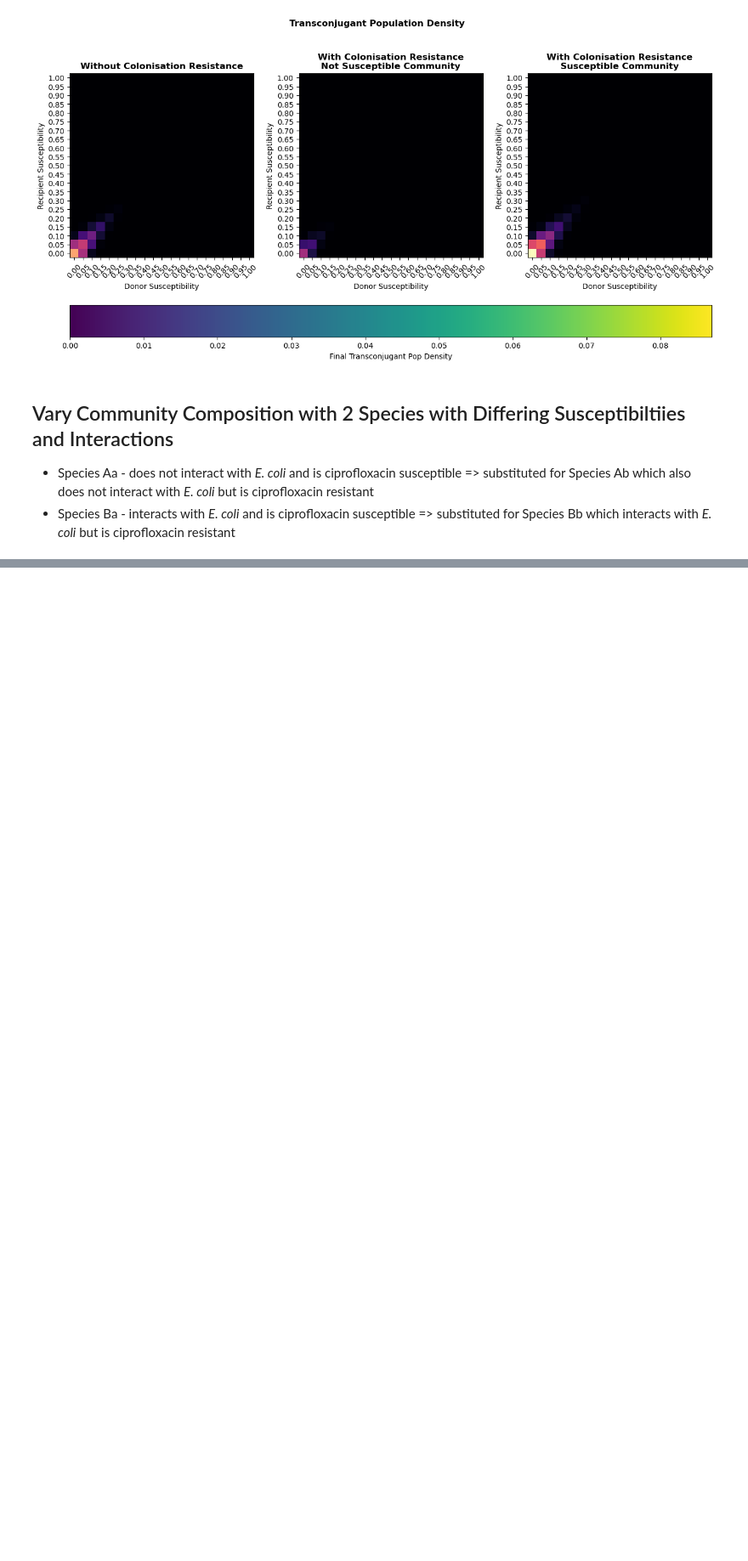
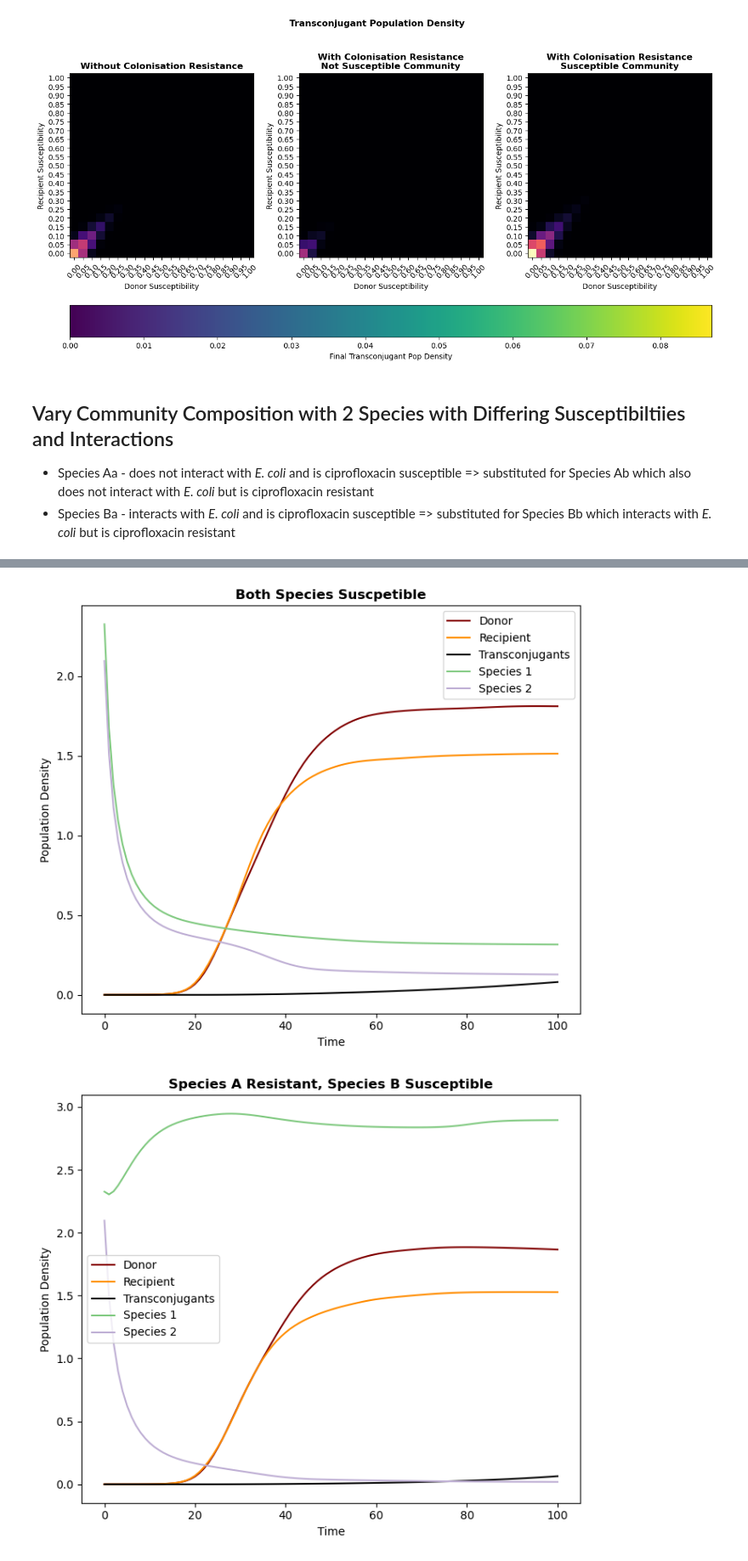
Before and after one commit to amybda/bacterial-community-conjugation-ODE, a Jupyter notebook: ODEconjugation/modelling-exp.ipynb, the cells around one changed output, grey strips where cells are left out. Shown at 85% size. Saved outputs shown, nothing was run; the diff lists cells and outputs as text; code cells hidden in the pictures; blank space fills up the shorter version.

```diff
--- a/ODEconjugation/modelling-exp.ipynb
+++ b/ODEconjugation/modelling-exp.ipynb
@@ -447,0 +448,20 @@ plt.show()
+# %%
+species2_model.plot_results(np.arange(0,101), species2_model_trans[0].mean(axis=0).T,
+                            title='Both Species Suscpetible',
+                            drt_colours=['maroon', 'darkorange', 'black'], cmap='Accent',
+                            save_fig=False, filename='exp_AaBa')
+species2_model.plot_results(np.arange(0,101), species2_model_trans[1].mean(axis=0).T,
+                            title='Species A Resistant, Species B Susceptible',
+                            drt_colours=['maroon', 'darkorange', 'black'], cmap='Accent',
+                            save_fig=False, filename='exp_AbBa')
+species2_model.plot_results(np.arange(0,101), species2_model_trans[2].mean(axis=0).T,
+                            title='Species A Susceptible, Species B Resistant',
+                            drt_colours=['maroon', 'darkorange', 'black'], cmap='Accent',
+                            save_fig=False, filename='exp_AaBb')
+species2_model.plot_results(np.arange(0,101), species2_model_trans[3].mean(axis=0).T,
+                            title='Species A Resistant, Species B Resistant',
+                            drt_colours=['maroon', 'darkorange', 'black'], cmap='Accent',
+                            save_fig=False, filename='exp_AbBb')
+# %% [output]
+[figure, added]
+[figure, added]
```
Also changed, not shown: parts of 18 cells of this notebook, 4 other files.
